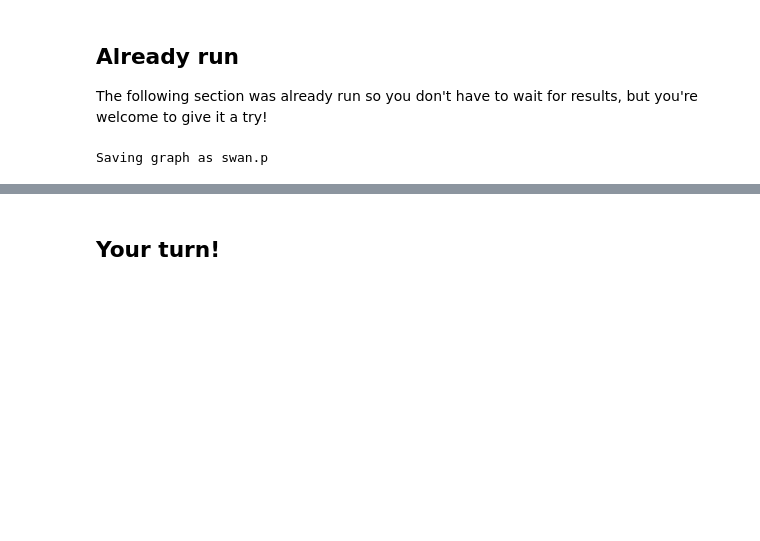
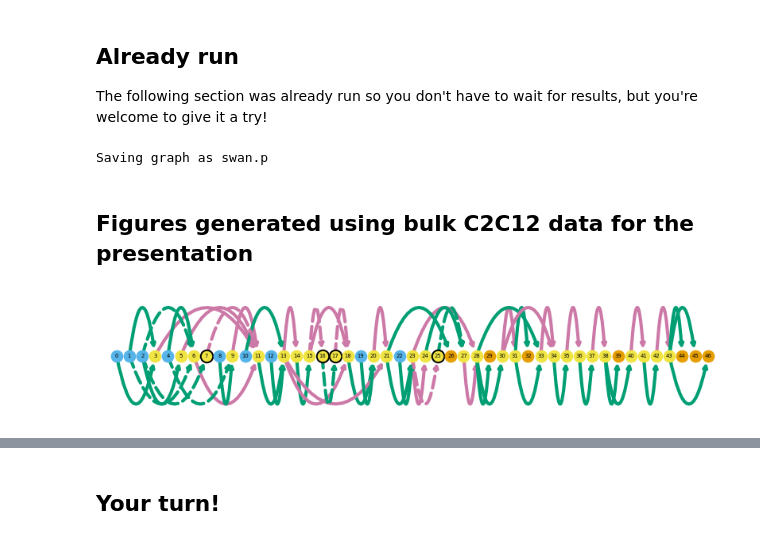
Before and after one commit to fairliereese/210830_ucd_workshop, a Jupyter notebook: swan.ipynb, the cells around one changed output, grey strips where cells are left out. Cells and saved outputs as stored; diff of their text form; code cells hidden in the pictures; blank space fills up the shorter version.

```diff
--- a/swan.ipynb
+++ b/swan.ipynb
@@ -49,3 +49,9 @@ _ = sg.find_ir_genes()
 # %%
 # save graph again so we have access to all the results
 sg.save_graph('swan')
+# %% [markdown]
+## Figures generated using bulk C2C12 data for the presentation
+# %%
+sg.plot_graph('Tfdp1', indicate_novel=True)
+# %% [output]
+[figure, added]
```
Also changed, not shown: parts of 39 cells of this notebook.
